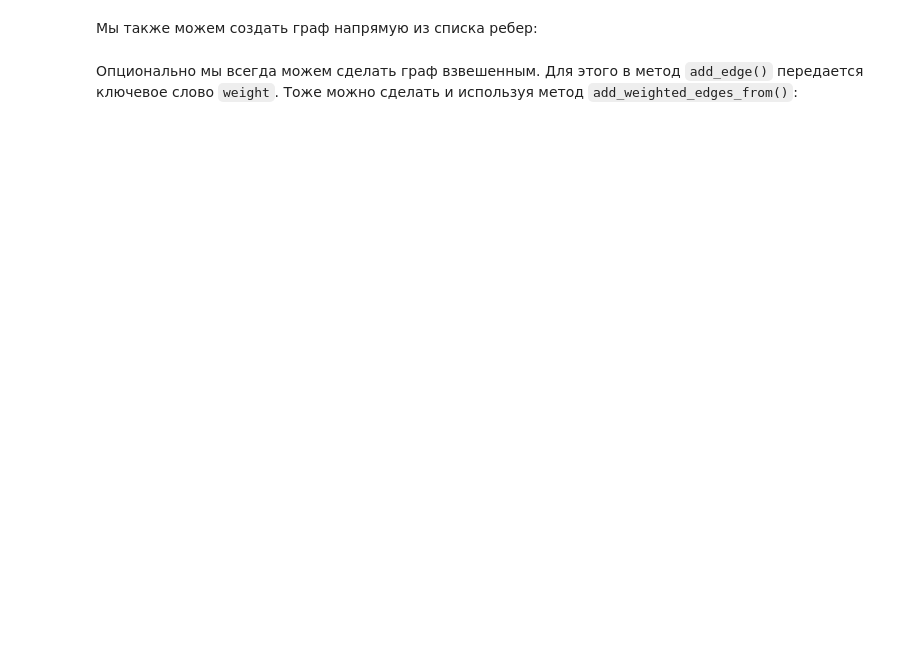
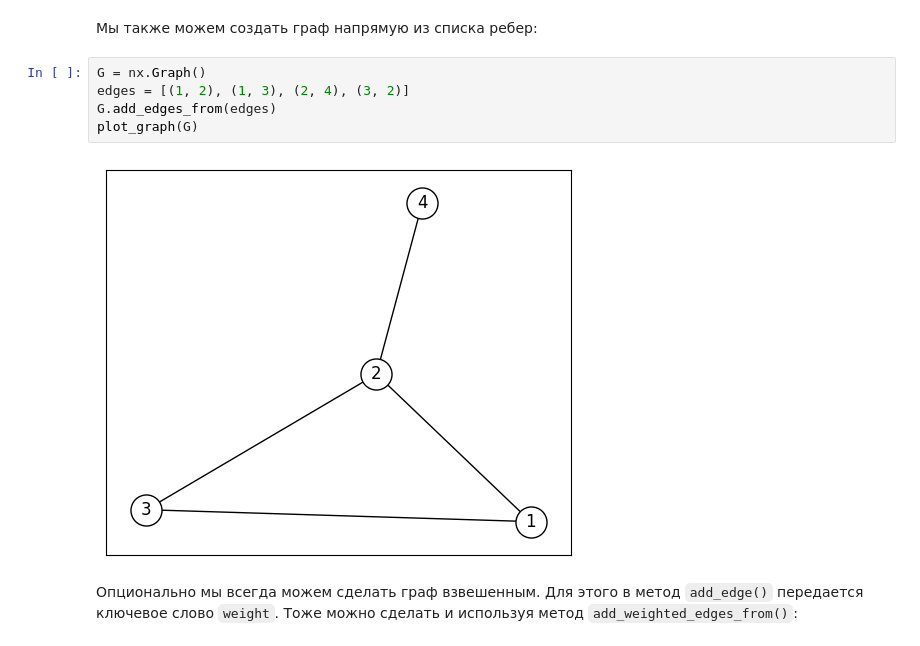
Before and after one commit to anton-pershin/spbu-fundamentals-of-algorithms, a Jupyter notebook: practicum_2/intro_to_networkx.ipynb, the cells around one changed output. Drawn from its saved outputs; the diff is of its cells as text; blank space fills up the shorter version.

```diff
--- a/practicum_2/intro_to_networkx.ipynb
+++ b/practicum_2/intro_to_networkx.ipynb
@@ -26,4 +83,11 @@ Networkx имеет отличный набор методов для отобр
 # %% [markdown]
 Мы также можем создать граф напрямую из списка ребер:
+# %%
+G = nx.Graph()
+edges = [(1, 2), (1, 3), (2, 4), (3, 2)]
+G.add_edges_from(edges)
+plot_graph(G)
+# %% [output]
+[figure, added]
 # %% [markdown]
 Опционально мы всегда можем сделать граф взвешенным. Для этого в метод `add_edge()` передается ключевое слово `weight`. Тоже можно сделать и используя метод `add_weighted_edges_from()`:
```
Also changed, not shown: parts of 32 cells of this notebook.
